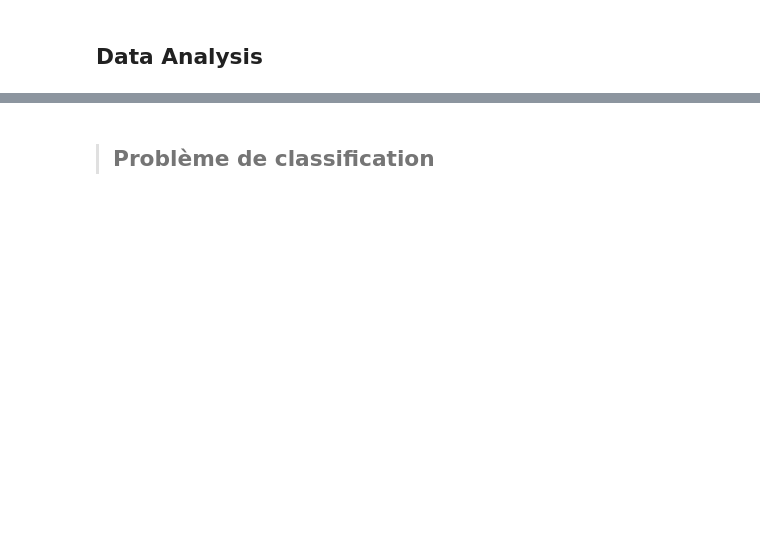
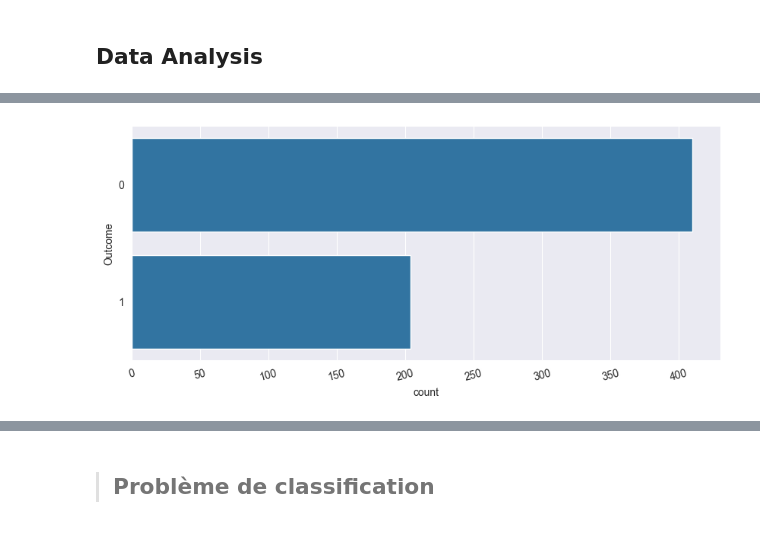
Before and after one commit to GhostieGhost75/BUT3S5, a Jupyter notebook: R512ModelMath/TP0/0_IntroSKL.ipynb, the cells around one changed output, grey strips where cells are left out. Cells and saved outputs as stored; diff of their text form; code cells hidden in the pictures; blank space fills up the shorter version.

```diff
--- a/R512ModelMath/TP0/0_IntroSKL.ipynb
+++ b/R512ModelMath/TP0/0_IntroSKL.ipynb
@@ -138,0 +141,4 @@ df
+# %%
+X_train, X_test, y_train, y_test = train_test_split(df.drop(columns=["Outcome"]), df.Outcome, test_size=0.2) #sépare la data en deux set dont j'ai défini la taille en fonction du set de test
+print(X_train)
+print(X_train)
@@ -140,0 +212,7 @@ df
+# %%
+plt.figure(figsize=(10, 4))
+sns.countplot(y=y_train, order=y_train.value_counts().index)
+plt.xticks(rotation = 15)
+plt.show()
+# %% [output]
+[figure, added]
```
Also changed, not shown: parts of 8 cells of this notebook, 1 other file.
